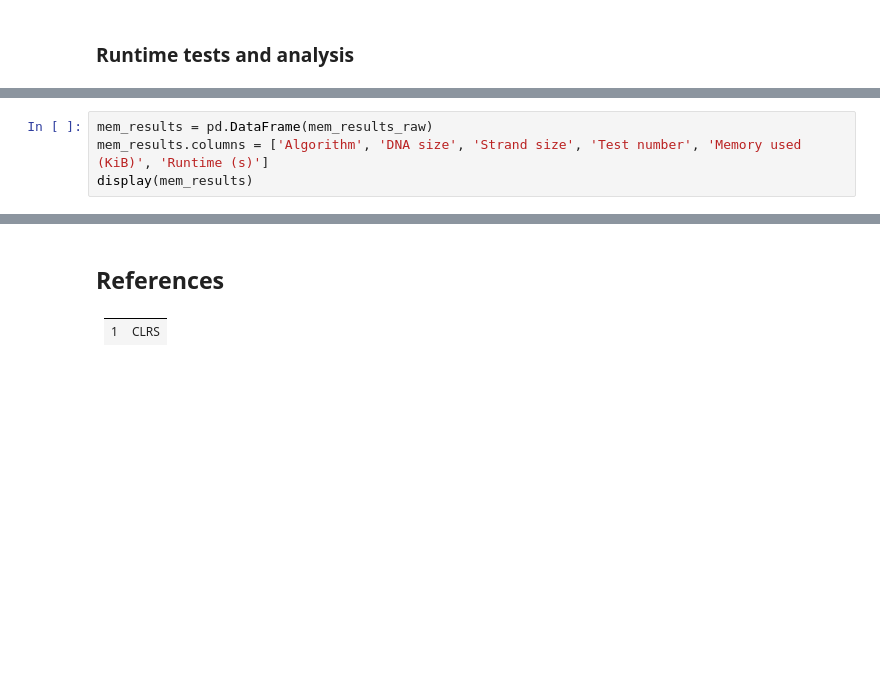
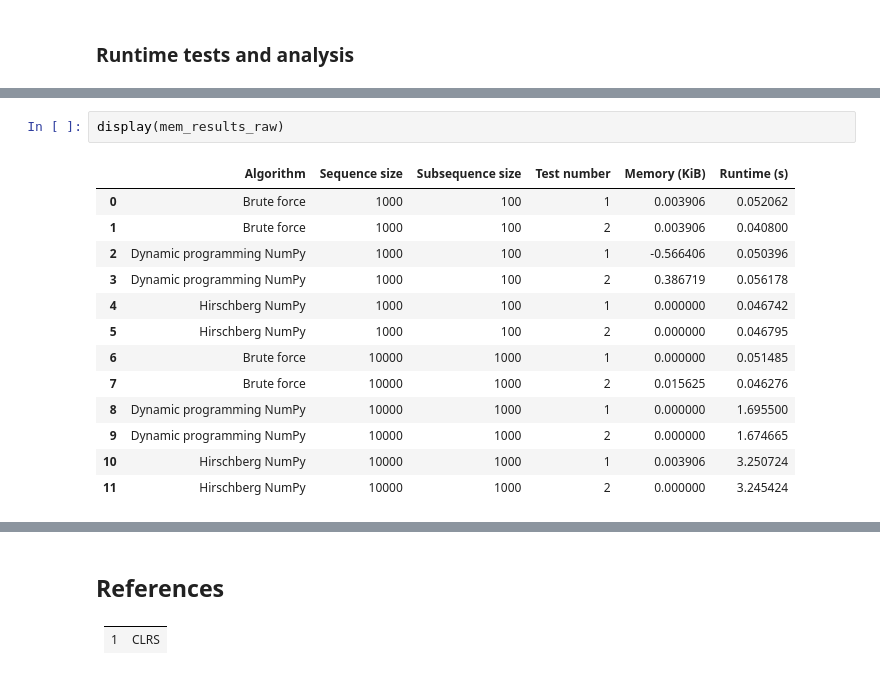
Before and after one commit to fau-masters-collected-works-cgarbin/cot6405-analysis-of-algorithms, a Jupyter notebook: longest-common-subsequence/lcs-experiments.ipynb, the cells around one changed output, grey strips where cells are left out. Drawn from its saved outputs; the diff is of its cells as text; blank space fills up the shorter version.

```diff
--- a/longest-common-subsequence/lcs-experiments.ipynb
+++ b/longest-common-subsequence/lcs-experiments.ipynb
@@ -79,4 +124,16 @@ mem_results_raw = metrics.memory(verbose=1)
-# %%
-mem_results = pd.DataFrame(mem_results_raw)
-mem_results.columns = ['Algorithm', 'DNA size', 'Strand size', 'Test number', 'Memory used (KiB)', 'Runtime (s)']
-display(mem_results)
+# %%
+display(mem_results_raw)
+# %% [output]
+|  | Algorithm | Sequence size | Subsequence size | Test number | Memory (KiB) | Runtime (s) |
+| 0 | Brute force | 1000 | 100 | 1 | 0.003906 | 0.052062 |
+| 1 | Brute force | 1000 | 100 | 2 | 0.003906 | 0.040800 |
+| 2 | Dynamic programming NumPy | 1000 | 100 | 1 | -0.566406 | 0.050396 |
+| 3 | Dynamic programming NumPy | 1000 | 100 | 2 | 0.386719 | 0.056178 |
+| 4 | Hirschberg NumPy | 1000 | 100 | 1 | 0.000000 | 0.046742 |
+| 5 | Hirschberg NumPy | 1000 | 100 | 2 | 0.000000 | 0.046795 |
+| 6 | Brute force | 10000 | 1000 | 1 | 0.000000 | 0.051485 |
+| 7 | Brute force | 10000 | 1000 | 2 | 0.015625 | 0.046276 |
+| 8 | Dynamic programming NumPy | 10000 | 1000 | 1 | 0.000000 | 1.695500 |
+| 9 | Dynamic programming NumPy | 10000 | 1000 | 2 | 0.000000 | 1.674665 |
+| 10 | Hirschberg NumPy | 10000 | 1000 | 1 | 0.003906 | 3.250724 |
+| 11 | Hirschberg NumPy | 10000 | 1000 | 2 | 0.000000 | 3.245424 |
```
Also changed, not shown: parts of 14 cells of this notebook, 1 other file.
